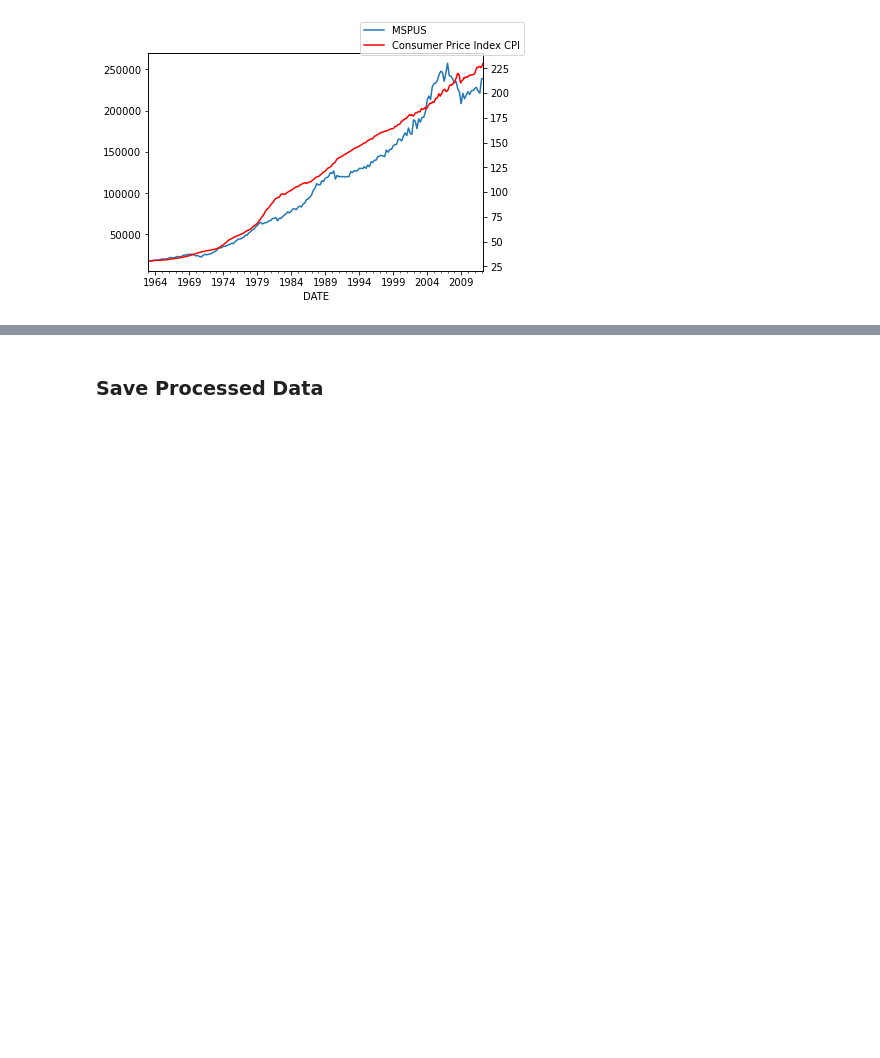
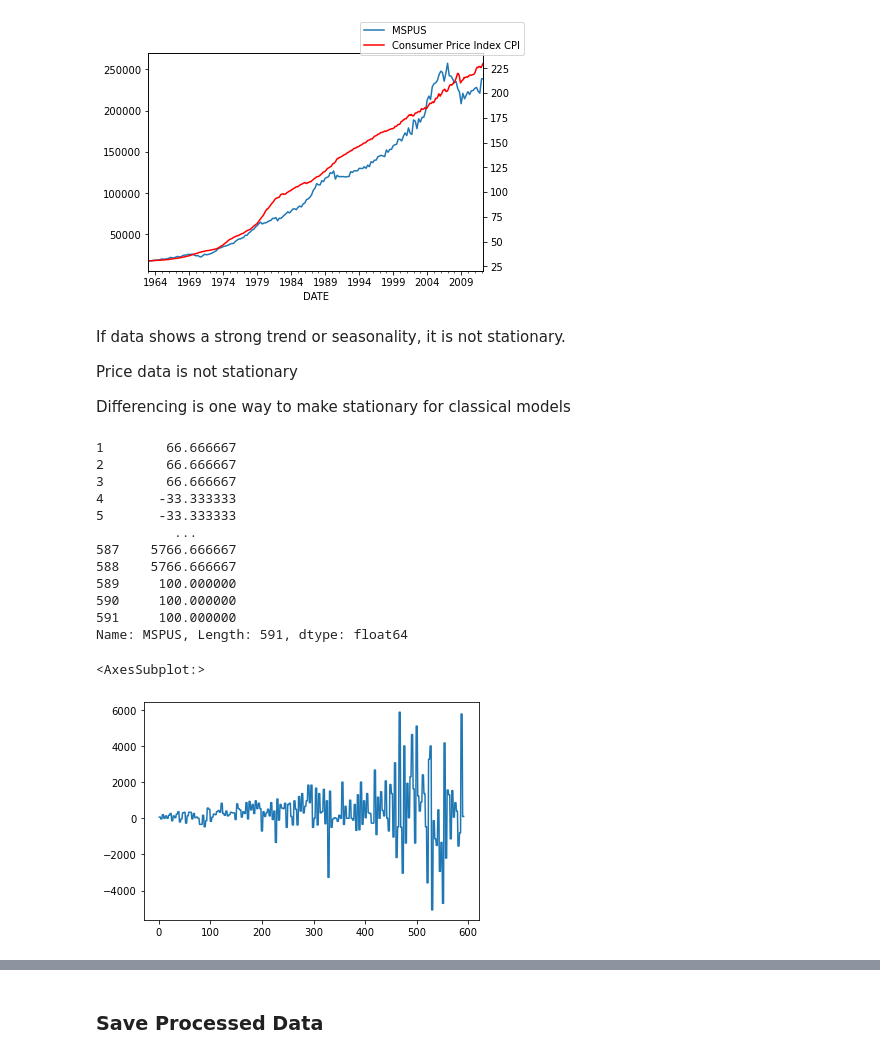
Before and after one commit to hsdistefa/mas-thesis, a Jupyter notebook: EDA.ipynb, the cells around one changed output, grey strips where cells are left out. Saved outputs shown, nothing was run; the diff lists cells and outputs as text; code cells hidden in the pictures; blank space fills up the shorter version.

Commit message:
Added Price Difference and Autocorrelation Test

```diff
--- a/EDA.ipynb
+++ b/EDA.ipynb
@@ -328,0 +332,26 @@ plt.show()
+# %% [markdown]
+If data shows a strong trend or seasonality, it is not stationary.
+
+Price data is not stationary
+
+Differencing is one way to make stationary for classical models
+# %%
+price_diff = df['MSPUS'].diff().dropna()
+print(price_diff)
+
+price_diff.plot()
+# %% [output]
+1        66.666667
+2        66.666667
+3        66.666667
+4       -33.333333
+5       -33.333333
+          ...
+587    5766.666667
+588    5766.666667
+589     100.000000
+590     100.000000
+591     100.000000
+Name: MSPUS, Length: 591, dtype: float64
+<AxesSubplot:>
+[figure, added]
```
Also changed, not shown: parts of 4 cells of this notebook.
